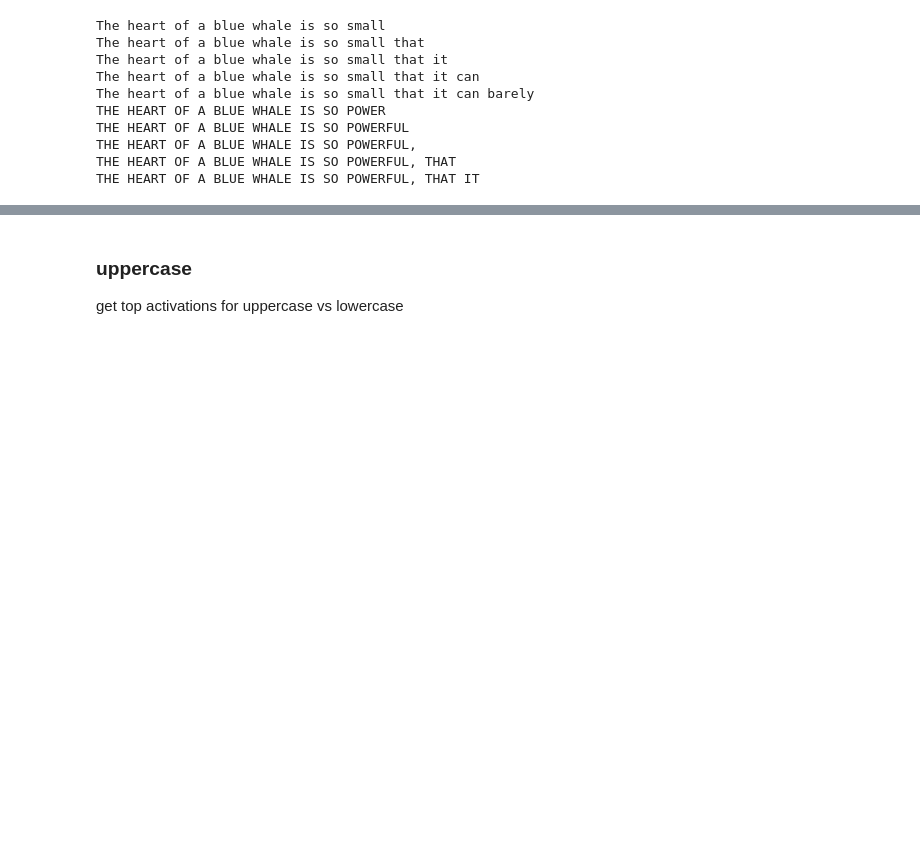
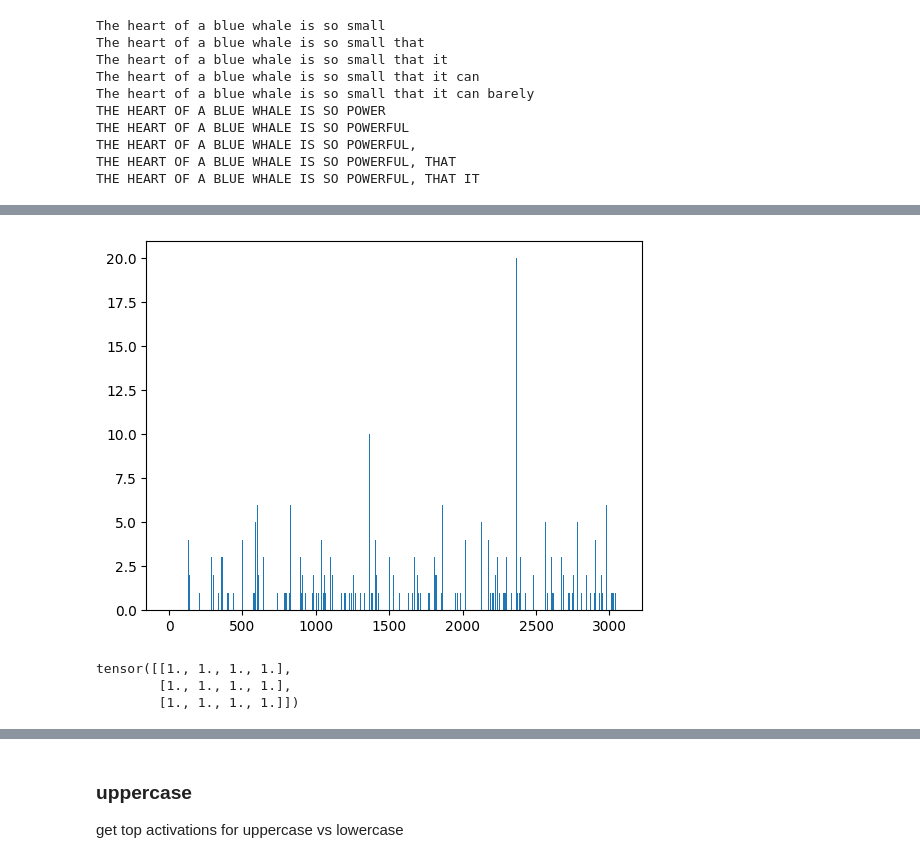
Before and after one commit to peluche/sae, a Jupyter notebook: sae.ipynb, the cells around one changed output, grey strips where cells are left out. Drawn from its saved outputs; the diff is of its cells as text; code cells hidden in the pictures; blank space fills up the shorter version.

Commit message:
uppercase neuron 401 on layer 7 mlp

```diff
--- a/sae.ipynb
+++ b/sae.ipynb
@@ -223,0 +252,68 @@ def add_sae_hook(gpt2=gpt2, sae=model):
+# %%
+def scope(layer='blocks.7.mlp.hook_post'):
+    sentences = [
+        "THIS IS THE BEGINNING OF A GREAT ADVENTURE, WHICH THEN",
+        "EVERY MORNING I WAKE UP AND START MY DAY, AND",
+        "PEOPLE OFTEN WONDER ABOUT THE MEANING OF LIFE, BUT SELDOM",
+        "COMPUTERS HAVE BECOME ESSENTIAL TO OUR DAILY LIVES, MAKING WORK",
+        "READING BOOKS CAN SIGNIFICANTLY IMPROVE YOUR MIND AND, OVER",
+        "HEALTHY EATING IS NOT JUST ABOUT WEIGHT, IT'S ABOUT",
+        "MUSIC HAS THE POWER TO HEAL AND INSPIRE PEOPLE, WHICH",
+        "SCIENCE CONTINUALLY PUSHES THE BOUNDARIES OF WHAT WE KNOW, AND",
+        "LEARNING A NEW LANGUAGE OPENS UP A WORLD OF OPPORTUNITIES,",
+        "TRAVELING TO NEW PLACES CAN BROADEN YOUR PERSPECTIVE ON, AND",
+        "VIDEO GAMES OFFER A WAY TO ESCAPE REALITY, BUT ALSO",
+        "COFFEE IN THE MORNING CAN SET THE TONE FOR THE",
+        "FRIENDSHIPS ARE BUILT ON TRUST AND MUTUAL RESPECT, WHICH GROWS",
+        "ART PROVIDES A MIRROR TO SOCIETY, SHOWCASING CULTURAL TRENDS AND",
+        "EDUCATION IS KEY TO UNLOCKING POTENTIAL AND EXPANDING, THEREFORE ALWAYS",
+        "THE INTERNET CONNECTS PEOPLE GLOBALLY, YET ALSO POSES SIGNIFICANT CHALLENGES",
+        "PHYSICAL ACTIVITY IS CRUCIAL FOR MAINTAINING HEALTH AND BOOSTING, ESPECIALLY",
+        "ENVIRONMENTAL CONSERVATION IS ESSENTIAL FOR SUSTAINABILITY AND FUTURE GENERATIONS,",
+        "INVESTING WISELY REQUIRES UNDERSTANDING RISK AND REWARD, WHICH IS NOT",
+        "LEADERSHIP DEMANDS RESPONSIBILITY, VISION, AND THE ABILITY TO NAVIGATE, UNDER",
+    ]
+
+    gpt2.reset_hooks()
+    filter_mlp_out = lambda name: (layer == name)
+    cache = {}
+    def forward_cache_hook(act, hook):
+        with t.no_grad():
+            cache[hook.name] = act.clone().detach()
+            # act[:, :, 623] *= 0
+            act[:, :, 401] = 10.
+            return act
+    gpt2.add_hook(filter_mlp_out, forward_cache_hook, "fwd")
+
+    filter_mlp_out2 = lambda name: ('blocks.7.hook_mlp_out' == name)
+    def forward_cache_hook2(act, hook):
+        with t.no_grad():
+            cache[hook.name] = act.clone().detach()
+    gpt2.add_hook(filter_mlp_out2, forward_cache_hook2, "fwd")
+
+    most_frequent_top100_neurons = []
+    mlp_outs = []
+
+    for sentence in sentences:
+        sentence = sentence.lower()
+        # logits, cache = gpt2.run_with_cache(sentence, names_filter=[layer])
+        logits = gpt2(sentence)
+        print('next_token=', [gpt2.to_single_str_token(x.item()) for x in logits.argmax(-1)[:, -1]])
+
+        last_tokens = cache[layer][:, -1]
+        mlp_out = cache['blocks.7.hook_mlp_out']
+        # mlp_outs.append(mlp_out)
+        token = gpt2.unembed(gpt2.ln_final(mlp_out)).softmax(dim=-1).argmax(dim=-1)
+        print('mlp_out=', gpt2.to_string(token[:, -1]))
+
+
+        top_neurons_val, top_neurons_idx = last_tokens.topk(dim=-1, k=100)
+        # print(f'{top_neurons_idx.shape=}')
+        most_frequent_top100_neurons.append(top_neurons_idx.view(-1))
+        # print(f'{most_frequent_top100_neurons.shape=}')
+    bins = t.cat(most_frequent_top100_neurons, dim=0).bincount().cpu()
+    print(bins.argmax()) # 623
+    plt.bar(t.arange(len(bins)), bins)
+
+scope()
+# %% [output]
@@ -223,0 +337,8 @@ def add_sae_hook(gpt2=gpt2, sae=model):
+[figure, added]
+# %%
+for i in t.ones(1, 3, 4):
+    print(i)
+# %% [output]
+tensor([[1., 1., 1., 1.],
+        [1., 1., 1., 1.],
+        [1., 1., 1., 1.]])
```
Also changed, not shown: parts of 7 cells of this notebook.
